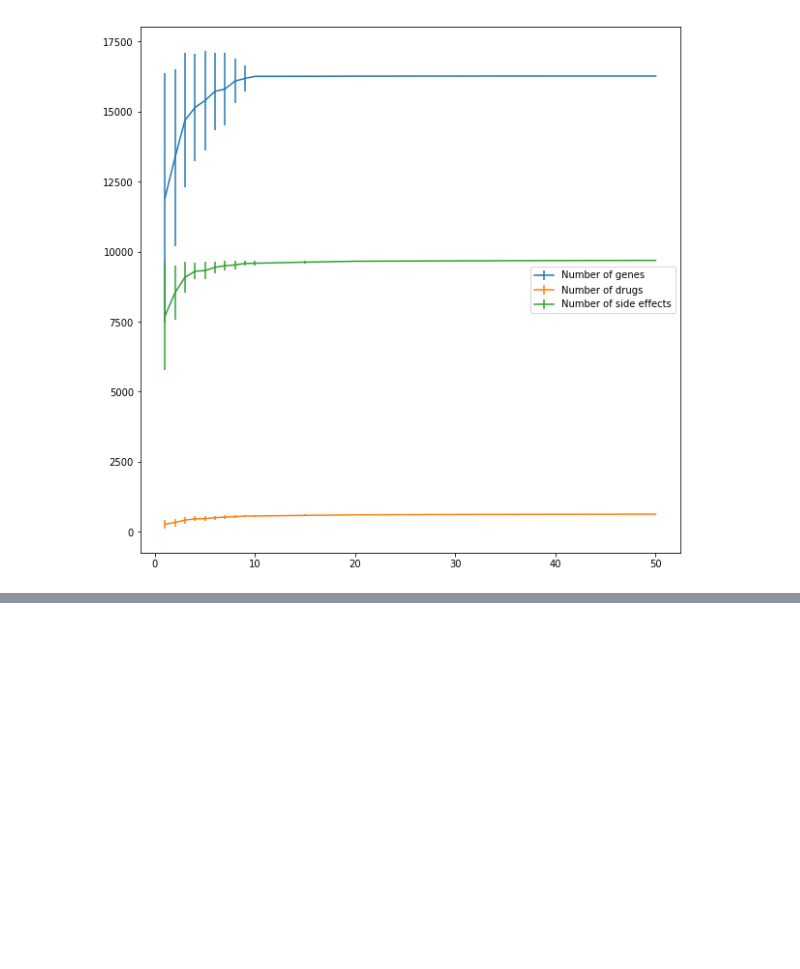
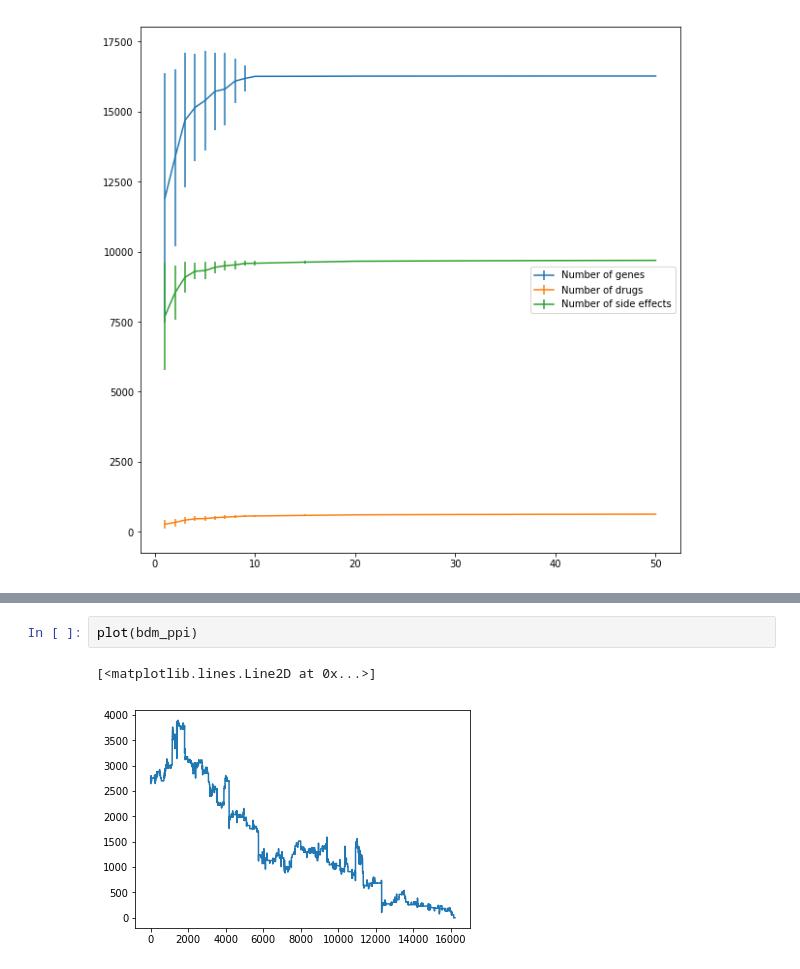
Before and after one commit to diitaz93/Master-Thesis, a Jupyter notebook: stats.ipynb, the cells around one changed output, grey strips where cells are left out. Drawn from its saved outputs; the diff is of its cells as text; blank space fills up the shorter version.

```diff
--- a/next_review.ipynb
+++ b/stats.ipynb
@@ -144,0 +182,5 @@ show()
+# %%
+plot(bdm_ppi)
+# %% [output]
+[<matplotlib.lines.Line2D at 0x...>]
+[figure, added]
```
Also changed, not shown: parts of 12 cells of this notebook, 1 other file.
